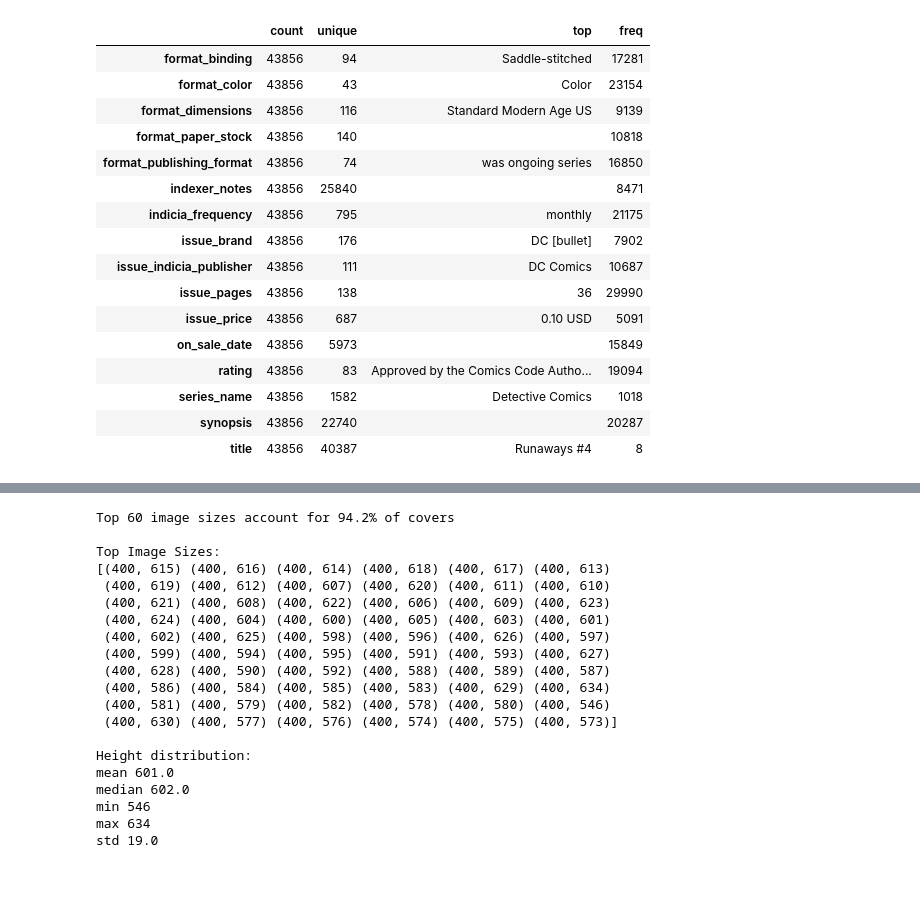
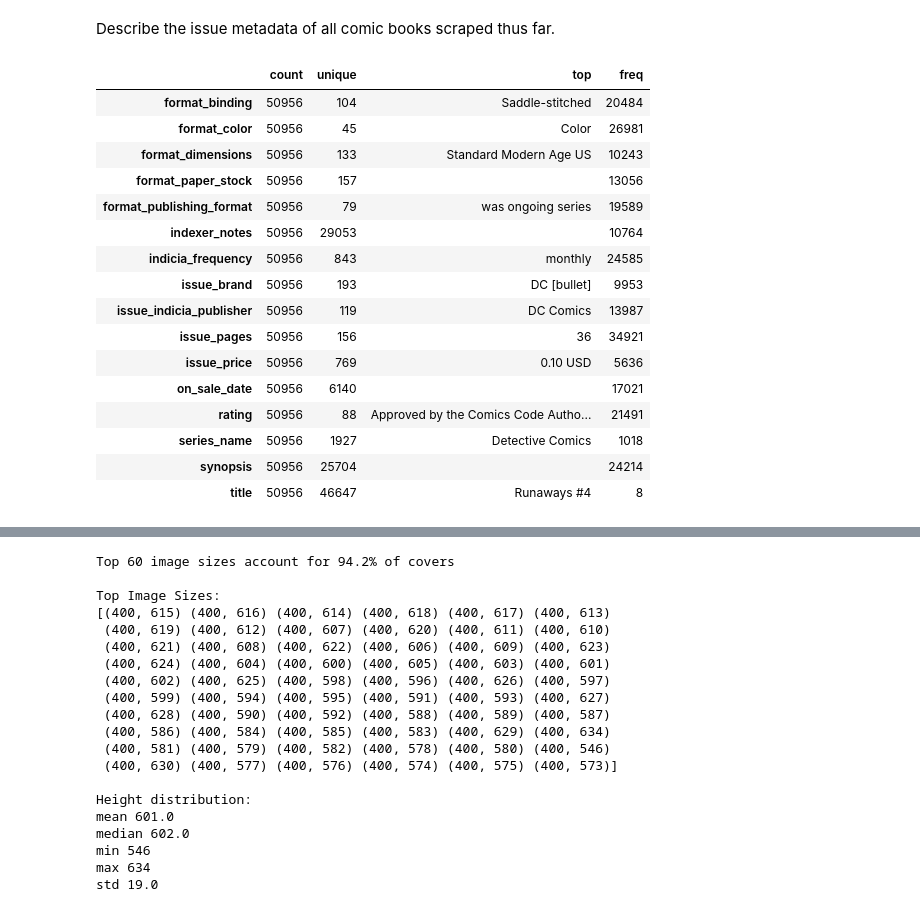
Before and after one commit to macrae/comics-net, a Jupyter notebook: jupyter/metadata_analysis.ipynb, the cells around one changed output, grey strips where cells are left out. Cells and saved outputs as stored; diff of their text form; code cells hidden in the pictures; blank space fills up the shorter version.

```diff
--- a/jupyter/metadata_analysis.ipynb
+++ b/jupyter/metadata_analysis.ipynb
@@ -18,29 +10,0 @@ df = pd.DataFrame(logged_metadata)
-# %%
-def get_issue_number_from_title(title):
-    issue = re.search(r"([#?])(\d+)\b", title.replace(',', ''))
-    if issue is None:
-        return np.nan
-    else:
-        return np.int(issue.group().replace('#', ''))
-
-df['issue_number'] = df['title'].apply(get_issue_number_from_title)
-
-df.drop(['issue_number', 'covers'], axis=1).describe().T
-# %% [output]
-|  | count | unique | top | freq |
-| format_binding | 43856 | 94 | Saddle-stitched | 17281 |
-| format_color | 43856 | 43 | Color | 23154 |
-| format_dimensions | 43856 | 116 | Standard Modern Age US | 9139 |
-| format_paper_stock | 43856 | 140 |  | 10818 |
-| format_publishing_format | 43856 | 74 | was ongoing series | 16850 |
-| indexer_notes | 43856 | 25840 |  | 8471 |
-| indicia_frequency | 43856 | 795 | monthly | 21175 |
-| issue_brand | 43856 | 176 | DC [bullet] | 7902 |
-| issue_indicia_publisher | 43856 | 111 | DC Comics | 10687 |
-| issue_pages | 43856 | 138 | 36 | 29990 |
-| issue_price | 43856 | 687 | 0.10 USD | 5091 |
-| on_sale_date | 43856 | 5973 |  | 15849 |
-| rating | 43856 | 83 | Approved by the Comics Code Autho... | 19094 |
-| series_name | 43856 | 1582 | Detective Comics | 1018 |
-| synopsis | 43856 | 22740 |  | 20287 |
-| title | 43856 | 40387 | Runaways #4 | 8 |
@@ -150,0 +11,29 @@ def convert_characters_to_list(t):
+# %% [markdown]
+Describe the issue metadata of all comic books scraped thus far.
+# %%
+# load the metadata
+df = analyzer.load_metadata('../metadata/covers.jsonl')
+
+# parse issue number and cast as int
+df['issue_number'] = df['title'].apply(analyzer.get_issue_number_from_title)
+
+# describe categorical metadata features
+df.drop(['issue_number', 'covers'], axis=1).describe().T
+# %% [output]
+|  | count | unique | top | freq |
+| format_binding | 50956 | 104 | Saddle-stitched | 20484 |
+| format_color | 50956 | 45 | Color | 26981 |
+| format_dimensions | 50956 | 133 | Standard Modern Age US | 10243 |
+| format_paper_stock | 50956 | 157 |  | 13056 |
+| format_publishing_format | 50956 | 79 | was ongoing series | 19589 |
+| indexer_notes | 50956 | 29053 |  | 10764 |
+| indicia_frequency | 50956 | 843 | monthly | 24585 |
+| issue_brand | 50956 | 193 | DC [bullet] | 9953 |
+| issue_indicia_publisher | 50956 | 119 | DC Comics | 13987 |
+| issue_pages | 50956 | 156 | 36 | 34921 |
+| issue_price | 50956 | 769 | 0.10 USD | 5636 |
+| on_sale_date | 50956 | 6140 |  | 17021 |
+| rating | 50956 | 88 | Approved by the Comics Code Autho... | 21491 |
+| series_name | 50956 | 1927 | Detective Comics | 1018 |
+| synopsis | 50956 | 25704 |  | 24214 |
+| title | 50956 | 46647 | Runaways #4 | 8 |
```
Also changed, not shown: parts of 21 cells of this notebook.
